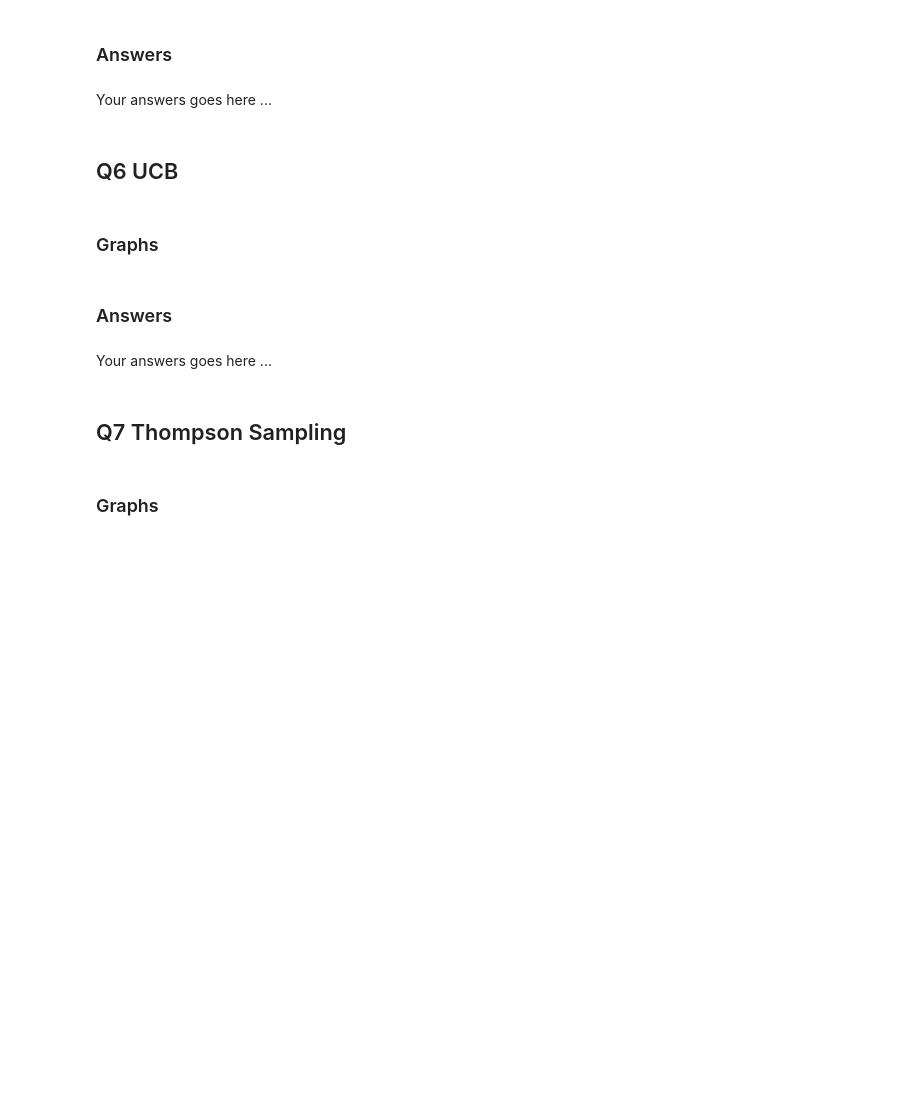
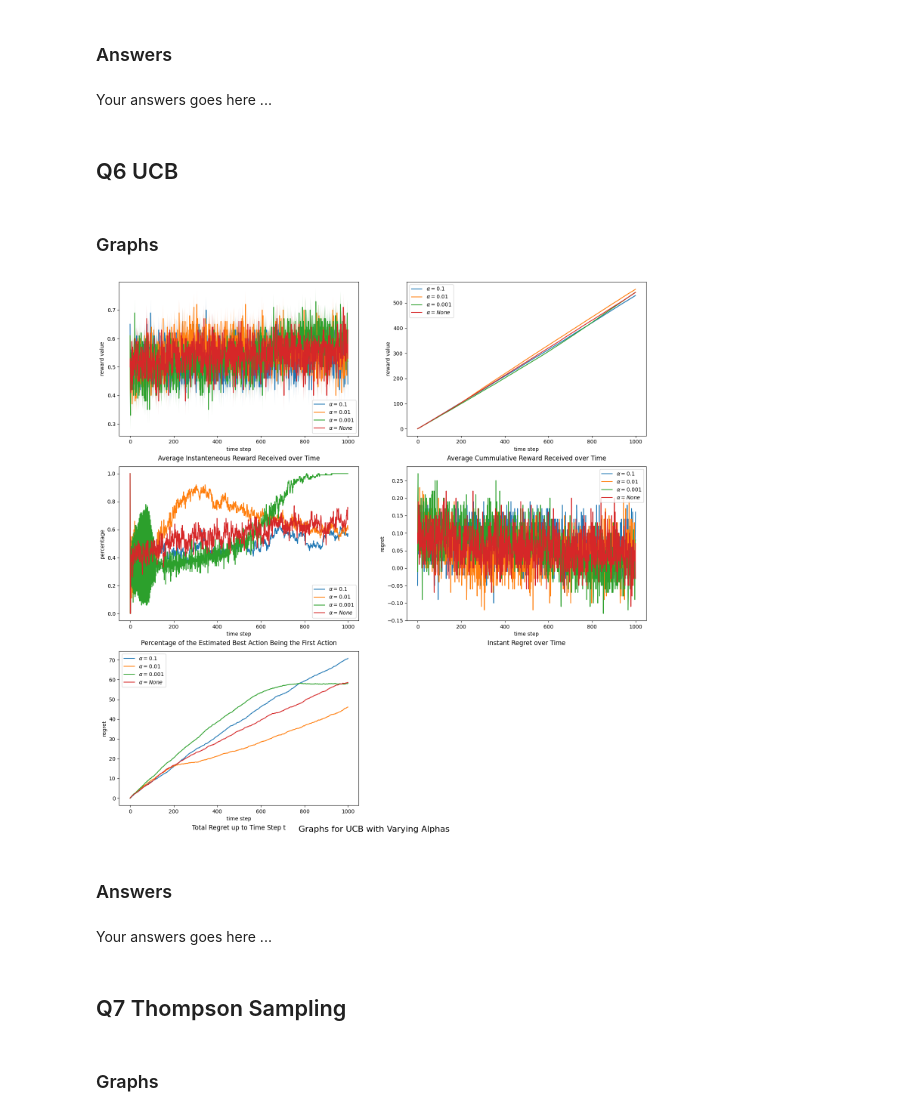
Before and after one commit to ryanreszetnik/COMP579, a Jupyter notebook: A1/COMP579_Assignment1.ipynb, the cells around one changed output. Cells and saved outputs as stored; diff of their text form; code cells hidden in the pictures; blank space fills up the shorter version.

```diff
--- a/A1/COMP579_Assignment1.ipynb
+++ b/A1/COMP579_Assignment1.ipynb
@@ -474,5 +647,105 @@ def UCB(bandit, c = 2, alpha = None, num_time_step = 1000):
 # %% [markdown]
 ### Graphs
+# %%
+# α = 0.1, α = 0.01, α = 0.001 and averaging
+alphas = [0.1, 0.01, 0.001, None]
+
+fig, axs = plt.subplots(nrows=3, ncols=2, figsize=(18, 18))
+
+for alpha in alphas:
+
+    # arrays of the data generated from 100 runs
+    R_over_t_runs = []
+    total_R_over_t_runs = []
+    est_is_best_over_t_runs = []
+    l_over_t_runs = []
+    total_l_over_t_runs = []
+
+    for run in range(100):
+        R_over_t, total_R_over_t, est_is_best_over_t, l_over_t, total_l_over_t = UCB(three_arm_bernoulli_bandit, alpha=alpha)
+
+        R_over_t_runs.append(R_over_t)
+        total_R_over_t_runs.append(total_R_over_t)
+        est_is_best_over_t_runs.append(est_is_best_over_t)
+        l_over_t_runs.append(l_over_t)
+        total_l_over_t_runs.append(total_l_over_t)
+
+    R_over_t_runs = np.asarray(R_over_t_runs)
+    total_R_over_t_runs = np.asarray(total_R_over_t_runs)
+    est_is_best_over_t_runs = np.asarray(est_is_best_over_t_runs)
+    l_over_t_runs = np.asarray(l_over_t_runs)
+    total_l_over_t_runs = np.asarray(total_l_over_t_runs)
+
+    # plot the mean reward over time
+    mean_R_over_t_runs = np.mean(R_over_t_runs, axis=0)
+    std_err_R_over_t_runs = np.std(R_over_t_runs, axis=0) / np.sqrt(np.size(R_over_t_runs, axis=0))
+
+    axs[0,0].plot(mean_R_over_t_runs, label = r"$\alpha = %s$" %alpha)
+
+    R_over_t_minus_std_err = mean_R_over_t_runs - std_err_R_over_t_runs
+    R_over_t_plus_std_err = mean_R_over_t_runs  + std_err_R_over_t_runs
+    axs[0,0].fill_between(range(0,1000), R_over_t_minus_std_err, R_over_t_plus_std_err, alpha=0.4)
+    # axs[0,0].errorbar(range(0,1000), mean_R_over_t_runs, yerr=std_err_R_over_t_runs)
+
+    axs[0,0].legend()
+    axs[0,0].set_xlabel("time step")
+    axs[0,0].set_ylabel("reward value")
+    axs[0,0].set_title("Average Instanteneous Reward Received over Time", y=-0.18)
+
+    # plot the mean cummulative reward
+
+    mean_total_R_over_t_runs = np.mean(total_R_over_t_runs, axis=0)
+    std_err_total_R_over_t_runs = np.std(total_R_over_t_runs, axis=0) / np.sqrt(np.size(total_R_over_t_runs, axis=0))
+
+    axs[0,1].plot(mean_total_R_over_t_runs, label = r"$\alpha = %s$" %alpha)
+
+    total_R_over_t_minus_std_err = mean_total_R_over_t_runs - std_err_total_R_over_t_runs
+    total_R_over_t_plus_std_err = mean_total_R_over_t_runs  + std_err_total_R_over_t_runs
+    axs[0,1].fill_between(range(0,1000), total_R_over_t_minus_std_err, total_R_over_t_plus_std_err, alpha=0.4)
+
+    axs[0,1].legend()
+    axs[0,1].set_xlabel("time step")
+    axs[0,1].set_ylabel("reward value")
+    axs[0,1].set_title("Average Cummulative Reward Received over Time", y=-0.18)
+
+    #plot the mean percentage of the estimated best action being the first action
+
+    est_is_best_over_t_runs_avgs = np.mean(est_is_best_over_t_runs, axis=0)
+    plt_est_is_best_over_t_runs_avgs, = axs[1,0].plot(est_is_best_over_t_runs_avgs, label = r"$\alpha = %s$" %alpha)
+
+    axs[1,0].legend()
+    axs[1,0].set_xlabel("time step")
+    axs[1,0].set_ylabel("percentage")
+    axs[1,0].set_title("Percentage of the Estimated Best Action Being the First Action", y=-0.18)
+
+    #plot the mean instantaneous regret over time
+
+    l_over_t_runs_avgs = np.mean(l_over_t_runs, axis=0)
+    axs[1,1].plot(l_over_t_runs_avgs, label = r"$\alpha = %s$" %alpha)
+
+    axs[1,1].legend()
+    axs[1,1].set_xlabel("time step")
+    axs[1,1].set_ylabel("regret")
+    axs[1,1].set_title("Instant Regret over Time", y=-0.18)
+
+    #plot the total regret over time
+
+    total_l_over_t_runs_avgs = np.mean(total_l_over_t_runs, axis=0)
+    axs[2,0].plot(total_l_over_t_runs_avgs, label = r"$\alpha = %s$" %alpha)
+
+    axs[2,0].legend()
+    axs[2,0].set_xlabel("time step")
+    axs[2,0].set_ylabel("regret")
+    axs[2,0].set_title("Total Regret up to Time Step t", y=-0.18)
+
+axs[-1, -1].axis('off')
+
+title = r'Graphs for UCB with Varying Alphas'
+fig.suptitle(title, fontsize=16, y=0.08)
+
+plt.show()
+# %% [output]
+[figure, added]
 # %% [markdown]
 ### Answers
 # %% [markdown]
```
Also changed, not shown: parts of 6 cells of this notebook.
